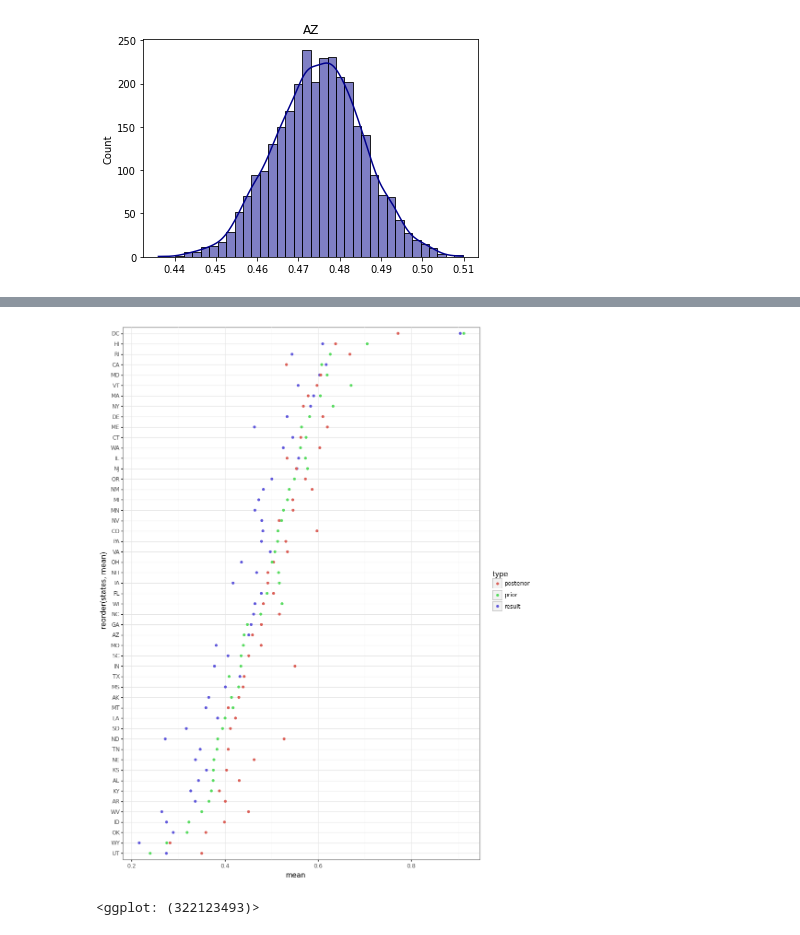
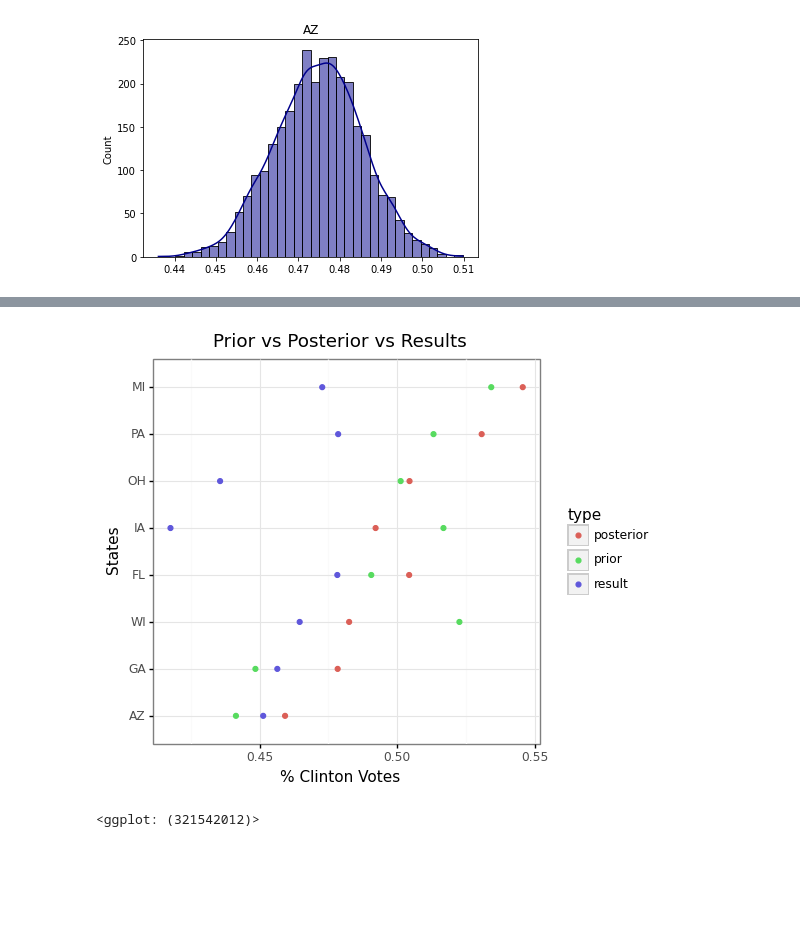
Before and after one commit to Manik-Goyal/Forecasting-Elections-6998, a Jupyter notebook: final-project/final-notebook.ipynb, the cells around one changed output, grey strips where cells are left out. Drawn from its saved outputs; the diff is of its cells as text; code cells hidden in the pictures; blank space fills up the shorter version.

```diff
--- a/final-project/final-notebook.ipynb
+++ b/final-project/final-notebook.ipynb
@@ -205,8 +211,11 @@ mu_b_prior_df = mean_low_high(mu_b_prior_draws, states, 'prior')
 # %%
 mu_b_posterior_draws = posterior_predictive['mu_b'].squeeze()[:,:,-1]
 mu_b_posterior_df = mean_low_high(mu_b_posterior_draws, states, 'posterior')
-mu_b_posterior_df['color'] = mu_b_posterior_df['mean']>0.5
+mu_b_posterior_df['prob'] = (expit(mu_b_posterior_draws)> 0.5).type(torch.float).mean(axis=0)
+mu_b_posterior_df['color'] = mu_b_posterior_df['mean'].apply(lambda x: "Dem" if x>0.5 else "Rep")
+color_dict={"Dem": "blue",
+           "Rep": "red"}
 
 idx = mu_b_posterior_df["states"].isin(swing_states)
-mu_b_posterior_df[idx][['states', 'mean', 'high', 'low']]
+mu_b_posterior_df[idx][['states', 'mean', 'high', 'low', 'prob']].reset_index().drop(columns=['index'])
 # %% [output]
@@ -222,11 +231,15 @@ mu_b_posterior_df[idx][['states', 'mean', 'high', 'low']]
 # %%
 mu_b_df = pd.concat([mu_b_prior_df, mu_b_posterior_df])
 # %%
-p9.options.figure_size = (10, 15)
+p9.options.figure_size = (8, 12)
 (
     ggplot(mu_b_posterior_df) +
+    ggtitle("State Wise Prediciton")+
     geom_point(aes(y = 'mean', x = 'reorder(states, mean)', color='color'), position = position_dodge(width = 0.5)) +
+    scale_color_manual(values=color_dict)+
     coord_flip() +
-    theme_bw()
+    theme_bw()+
+    p9.labels.ylab("% Clinton Votes")+
+    p9.labels.xlab("States")
  )
 # %% [output]
@@ -235,10 +248,14 @@ p9.options.figure_size = (10, 15)
 # %%
-p9.options.figure_size = (10, 15)
+idx = mu_b_df['states'].isin(swing_states)
+p9.options.figure_size = (5, 5)
 (
-    ggplot(mu_b_df) +
+    ggplot(mu_b_df[idx]) +
+    ggtitle("Prior vs Posterior")+
     geom_point(aes(y = 'mean', x = 'reorder(states, mean)', color='type'), position = position_dodge(width = 0.5)) +
     geom_errorbar(aes(ymin = 'low', ymax = 'high', x = 'states', color='type'), width = 0, position = position_dodge(width = 0.5)) +
     coord_flip() +
-    theme_bw()
+    theme_bw()+
+    p9.labels.ylab("% Clinton Votes")+
+    p9.labels.xlab("States")
  )
 # %% [output]
@@ -250,11 +267,3 @@ for i in range(1, predicted.shape[2]):
     temp = function_tibble(i, predicted)
     pct_clinton = pd.concat([pct_clinton, temp])
 pct_clinton['state'] = pct_clinton['state'].apply(lambda x: states[x])
-# %%
-p9.options.figure_size = (10, 15)
-(
-    ggplot(pct_clinton) +
-    geom_point(aes(y = 'prob', x = 'reorder(state, mean)', color='state'), position = position_dodge(width = 0.5)) +
-    coord_flip() +
-    theme_bw()
- )
@@ -268,13 +274,19 @@ results = results.loc[results['year'] == 2016][['state','dem']].reset_index().dr
 results = results.rename(columns={'state': 'states', 'dem':'mean'})
 results['type'] = ['result']*len(states)
 # %%
-p9.options.figure_size = (10, 15)
+df = pd.concat([results, mu_b_posterior_df, mu_b_prior_df])
+idx = df['states'].isin(swing_states)
+
+p9.options.figure_size = (5, 5)
 (
-    ggplot(pd.concat([results, mu_b_posterior_df, mu_b_prior_df])) +
+    ggplot(df[idx]) +
+    ggtitle("Prior vs Posterior vs Results")+
     geom_point(aes(y = 'mean', x = 'reorder(states, mean)', color='type')) +
     coord_flip() +
-    theme_bw()
+    theme_bw()+
+    p9.labels.ylab("% Clinton Votes")+
+    p9.labels.xlab("States")
  )
 # %% [output]
-[figure, old version]
+[figure, new version]
-<ggplot: (322123493)>
+<ggplot: (321542012)>
```
Also changed, not shown: parts of 11 cells of this notebook, 1 other file.
